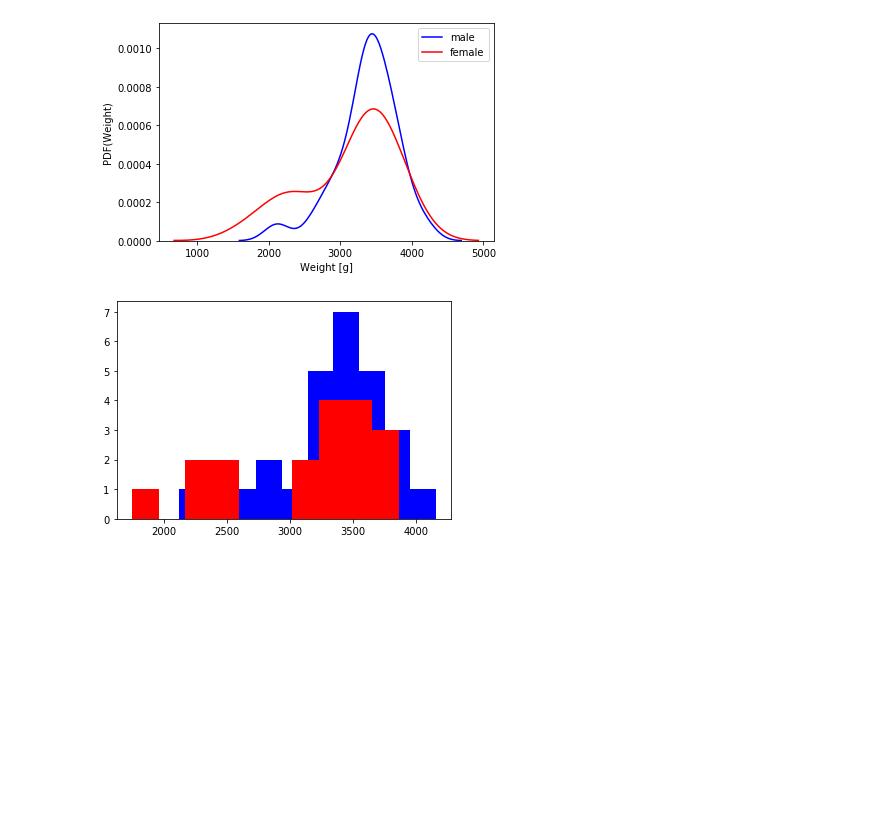
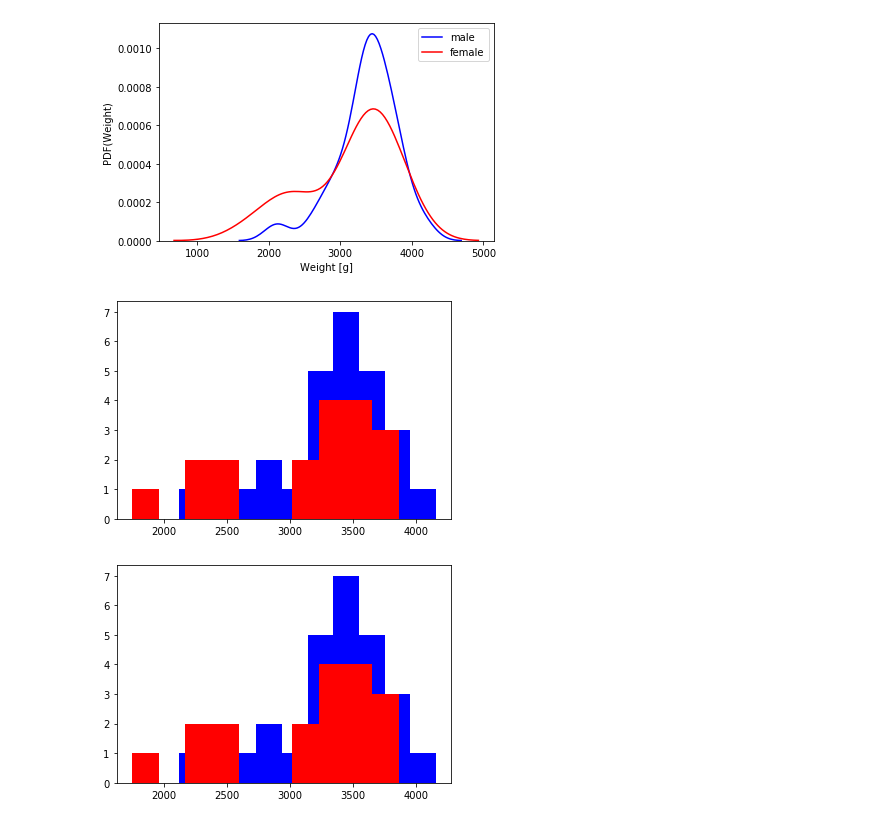
Before and after one commit to mladbago/podstawy_sztucznej_inteligencji, a Jupyter notebook: Z02_numy_pandas.ipynb, the cells around one changed output. Drawn from its saved outputs; the diff is of its cells as text; code cells hidden in the pictures; blank space fills up the shorter version.

```diff
--- a/Z02_numy_pandas.ipynb
+++ b/Z02_numy_pandas.ipynb
@@ -1682,6 +1694,14 @@ Proszę podzielić próbkę na dwie grupy ze względu na płeć (kolumna ``sex''
 # %%
 # %% [output]
 [figure]
+# %%
+females = df[df['sex'] == 1].Weight.values
+males = df[df['sex'] == 2].Weight.values
+plt.hist(males, color = 'blue')
+plt.hist(females, color = 'red')
+plt.show()
+# %% [output]
+[figure, added]
 # %%
 # %% [output]
 [figure]
```
Also changed, not shown: parts of 1 cell of this notebook.
